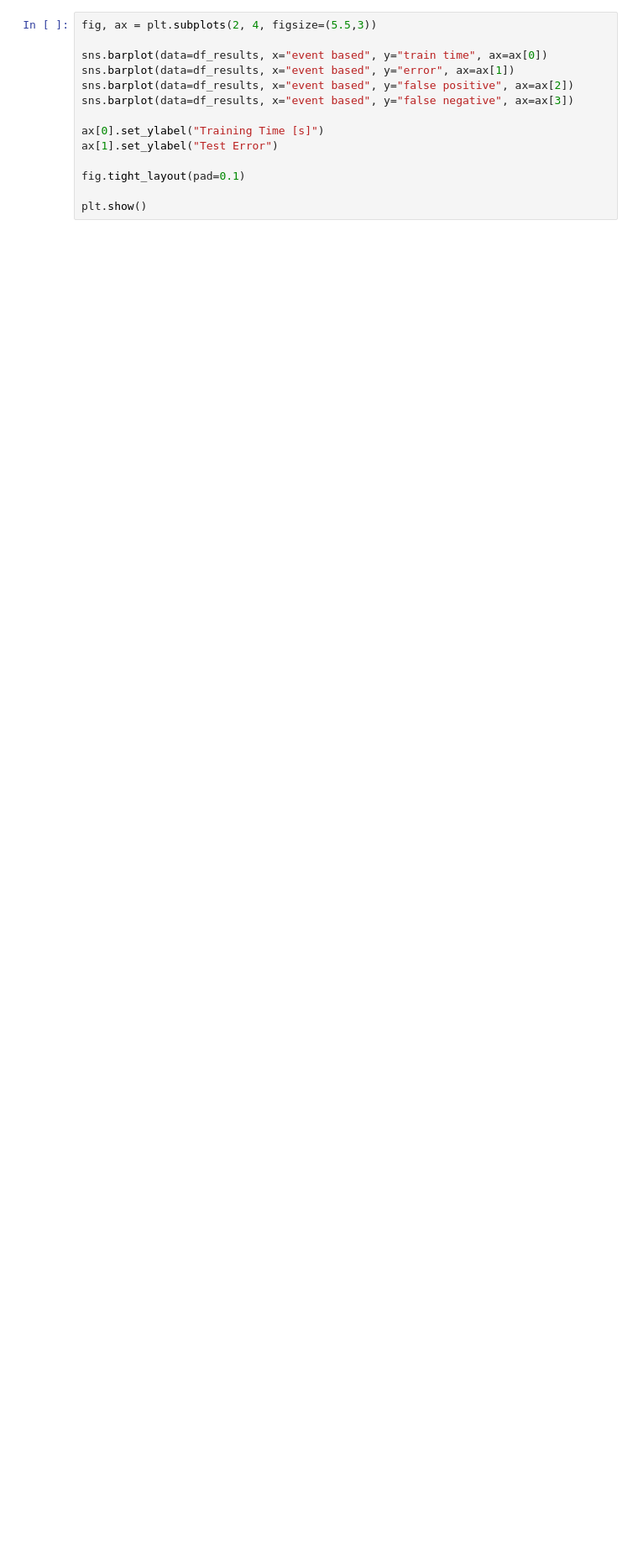
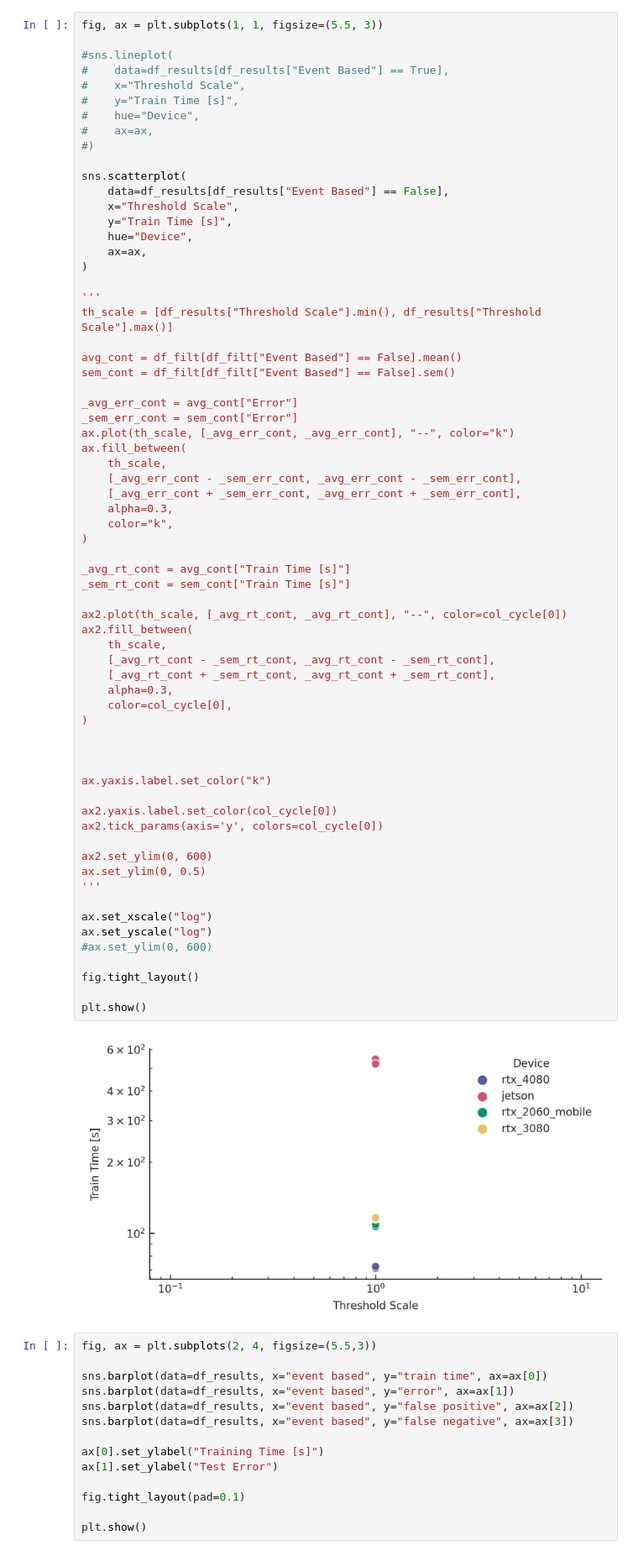
Before and after one commit to FabianSchubert/event_based_sequence_classification, a Jupyter notebook: experiments/gestures/results.ipynb, the cells around one changed output. Shown at 84% size. Drawn from its saved outputs; the diff is of its cells as text; blank space fills up the shorter version.

```diff
--- a/experiments/gestures/results.ipynb
+++ b/experiments/gestures/results.ipynb
@@ -119,3 +183,71 @@ plt.show()
+# %%
+fig, ax = plt.subplots(1, 1, figsize=(5.5, 3))
+
+#sns.lineplot(
+#    data=df_results[df_results["Event Based"] == True],
+#    x="Threshold Scale",
+#    y="Train Time [s]",
+#    hue="Device",
+#    ax=ax,
+#)
+
+sns.scatterplot(
+    data=df_results[df_results["Event Based"] == False],
+    x="Threshold Scale",
+    y="Train Time [s]",
+    hue="Device",
+    ax=ax,
+)
+
+'''
+th_scale = [df_results["Threshold Scale"].min(), df_results["Threshold Scale"].max()]
+
+avg_cont = df_filt[df_filt["Event Based"] == False].mean()
+sem_cont = df_filt[df_filt["Event Based"] == False].sem()
+
+_avg_err_cont = avg_cont["Error"]
+_sem_err_cont = sem_cont["Error"]
+ax.plot(th_scale, [_avg_err_cont, _avg_err_cont], "--", color="k")
+ax.fill_between(
+    th_scale,
+    [_avg_err_cont - _sem_err_cont, _avg_err_cont - _sem_err_cont],
+    [_avg_err_cont + _sem_err_cont, _avg_err_cont + _sem_err_cont],
+    alpha=0.3,
+    color="k",
+)
+
+_avg_rt_cont = avg_cont["Train Time [s]"]
+_sem_rt_cont = sem_cont["Train Time [s]"]
+
+ax2.plot(th_scale, [_avg_rt_cont, _avg_rt_cont], "--", color=col_cycle[0])
+ax2.fill_between(
+    th_scale,
+    [_avg_rt_cont - _sem_rt_cont, _avg_rt_cont - _sem_rt_cont],
+    [_avg_rt_cont + _sem_rt_cont, _avg_rt_cont + _sem_rt_cont],
+    alpha=0.3,
+    color=col_cycle[0],
+)
+
+
+
+ax.yaxis.label.set_color("k")
+
+ax2.yaxis.label.set_color(col_cycle[0])
+ax2.tick_params(axis='y', colors=col_cycle[0])
+
+ax2.set_ylim(0, 600)
+ax.set_ylim(0, 0.5)
+'''
+
+ax.set_xscale("log")
+ax.set_yscale("log")
+#ax.set_ylim(0, 600)
+
+fig.tight_layout()
+
+plt.show()
+# %% [output]
+[figure, added]
 # %%
 fig, ax = plt.subplots(2, 4, figsize=(5.5,3))
 
```
Also changed, not shown: parts of 8 cells of this notebook, 5 other files.
